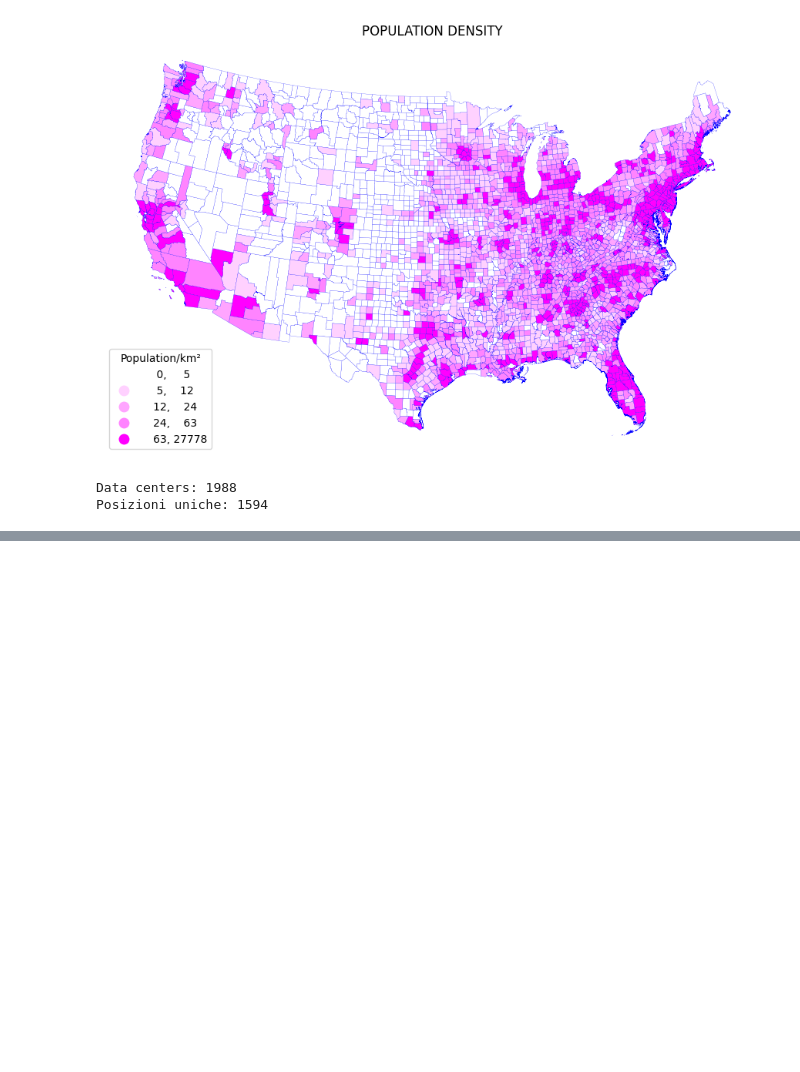
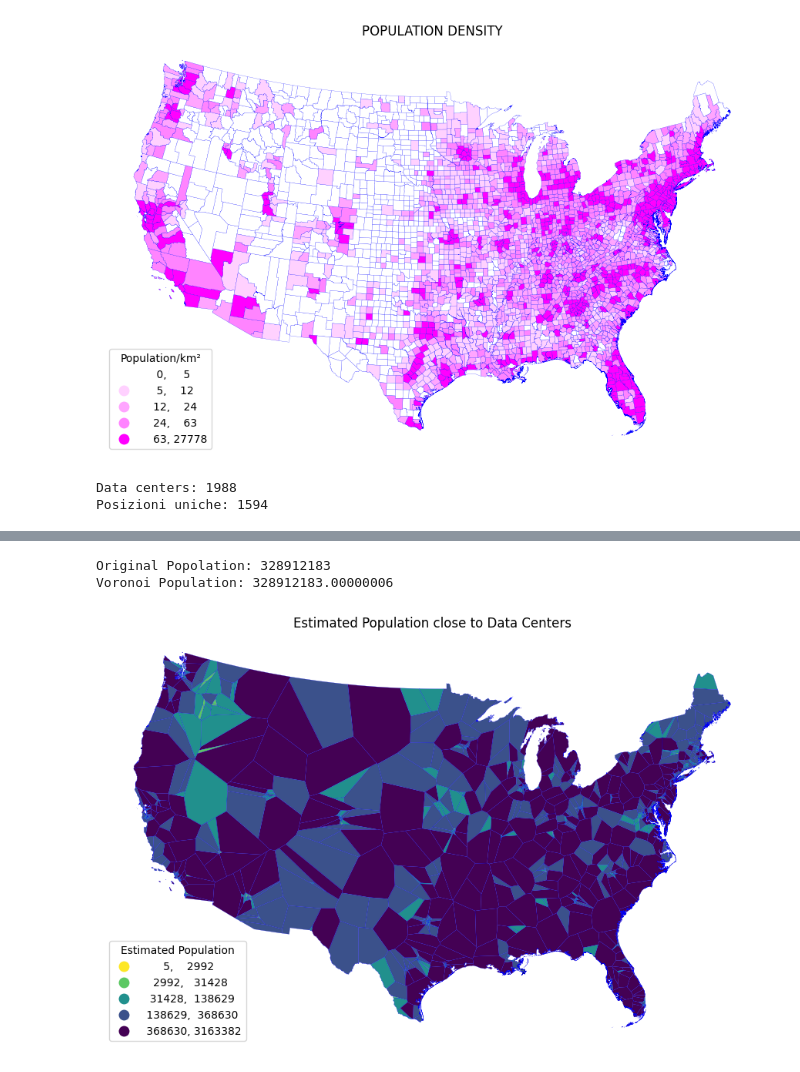
Before and after one commit to MichelleNuccio/cdp-mapping-systems, a Jupyter notebook: _fall2026/Tutorial05-geoprocessing.ipynb, the cells around one changed output, grey strips where cells are left out. Saved outputs shown, nothing was run; the diff lists cells and outputs as text; code cells hidden in the pictures; blank space fills up the shorter version.

```diff
--- a/_fall2026/Tutorial05-geoprocessing.ipynb
+++ b/_fall2026/Tutorial05-geoprocessing.ipynb
@@ -357,0 +368,19 @@ plt.show()
+# %%
+# prepare county data for proportional population allocation
+counties_population = counties_counts[
+    ["population", "geometry"]
+].copy()
+
+# assign a unique county ID
+counties_population = counties_population.reset_index(drop=True)
+counties_population["CID"] = counties_population.index
+
+# calculate original county area in square metres
+counties_population["tot_area"] = (
+    counties_population.geometry.area
+)
+
+# inspect the table
+counties_population[
+    ["CID", "population", "tot_area"]
+].head()
@@ -357,0 +426,57 @@ plt.show()
+# %%
+# sum estimated population and area by Voronoi zone
+zone_totals = population_parts.groupby("VID")[
+    ["pop_part", "part_area"]
+].sum(min_count=1)
+
+# attach the totals to the Voronoi geometries
+voronoi_population = voronoi_usa.merge(
+    zone_totals,
+    left_on="VID",
+    right_index=True,
+    how="left",
+    validate="one_to_one"
+)
+
+# calculate estimated population density per square kilometre
+voronoi_population["pop_density"] = (
+    voronoi_population["pop_part"]
+    / (voronoi_population["part_area"] / 1_000_000)
+)
+
+# check that total population was preserved
+print("Original Popolation:", counties_population["population"].sum())
+print("Voronoi Population:", voronoi_population["pop_part"].sum())
+# %% [output]
+Original Popolation: 328912183
+Voronoi Population: 328912183.00000006
+# %%
+# map estimated population by Voronoi zone
+fig, ax = plt.subplots(figsize=(11, 8.5))
+
+voronoi_population.plot(
+    ax=ax,
+    column="pop_part",
+    scheme="quantiles",
+    k=5,
+    cmap="viridis_r",
+    edgecolor="#0000ff",
+    linewidth=0.15,
+    legend=True,
+    legend_kwds={
+        "title": "Estimated Population",
+        "loc": "lower left",
+        "fmt": "{:.0f}"
+    },
+    missing_kwds={
+        "color": "lightgrey",
+        "label": "Missing Data"
+    }
+)
+
+ax.set_title("Estimated Population close to Data Centers")
+ax.set_axis_off()
+
+plt.show()
+# %% [output]
+[figure, added]
```
Also changed, not shown: parts of 9 cells of this notebook.
